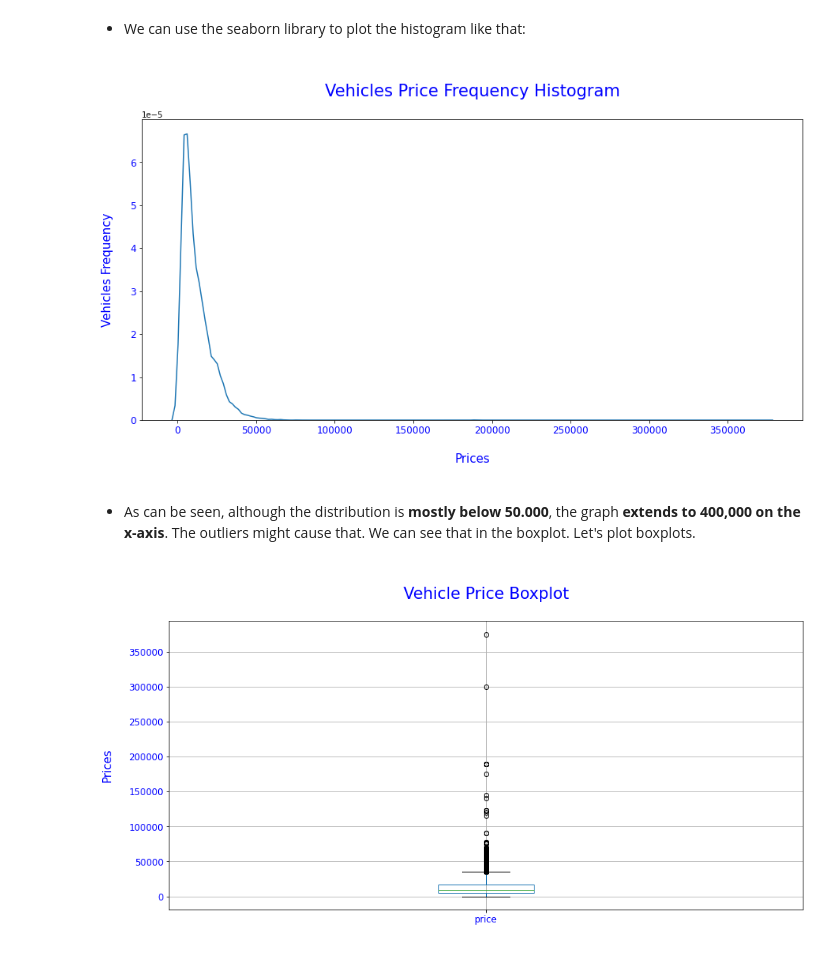
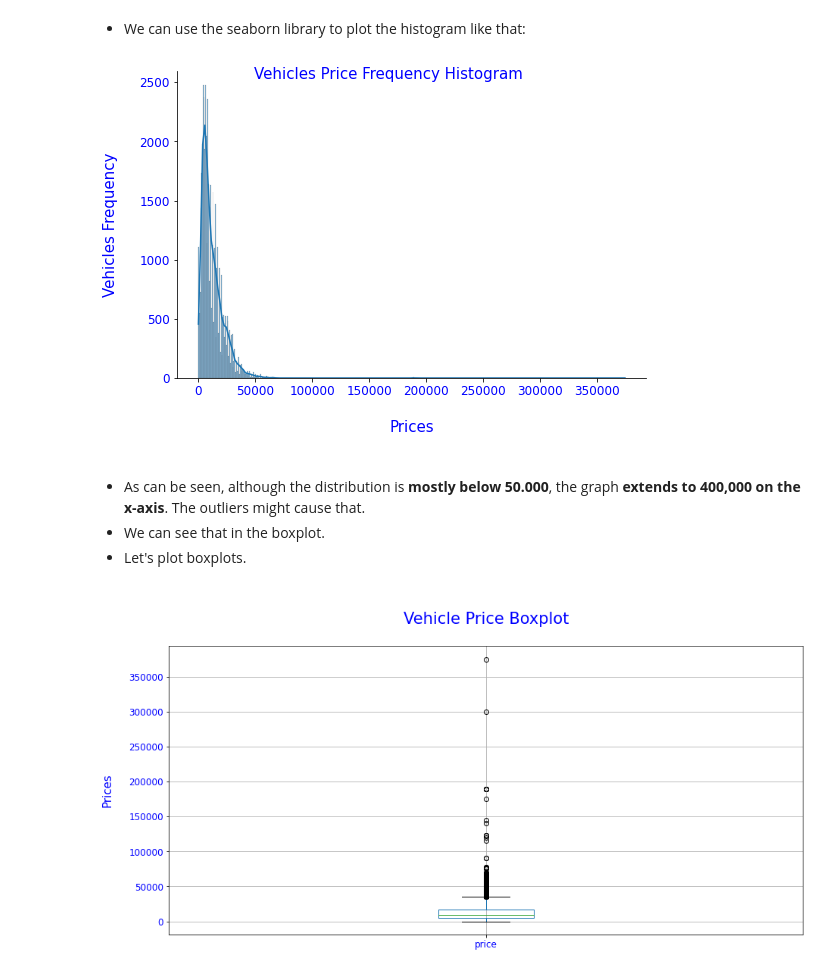
Before and after one commit to ArslanAlper/yandex-practicum-projects, a Jupyter notebook: vehicles_price_analysis_eda/aarslan_v2_vehiclesPriceAnalysis.ipynb, the cells around one changed output. Cells and saved outputs as stored; diff of their text form; code cells hidden in the pictures.

```diff
--- a/vehicles_price_analysis_eda/aarslan_v1_vehiclesPriceAnalysis.ipynb
+++ b/vehicles_price_analysis_eda/aarslan_v2_vehiclesPriceAnalysis.ipynb
@@ -1016,16 +1018,17 @@ plt.ylabel('Vehicles Amount\n', size=15, color='blue');
 # %% [markdown]
 - We can use the seaborn library to plot the histogram like that:
 # %%
-plt.figure(figsize=(15,7))
-sns.distplot(vehicles.price, hist=False).set_title('\nVehicles Price Frequency Histogram\n', size=21, color='blue')
+sns.displot(vehicles, x='price', kde=True, height=5, aspect=10/6.7).fig.suptitle('Vehicles Price Frequency Histogram\n', size=15, color='blue')
 plt.xticks(color='b', size=12)
 plt.yticks(color='b', size=12)
 plt.xlabel('\nPrices\n', size=15, color='blue')
 plt.ylabel('Vehicles Frequency\n', size=15, color='blue');
 # %% [output]
-[figure, old version]
+[figure, new version]
 # %% [markdown]
-- As can be seen, although the distribution is **mostly below 50.000**, the graph **extends to 400,000 on the x-axis**. The outliers might cause that. We can see that in the boxplot. Let's plot boxplots.
+- As can be seen, although the distribution is **mostly below 50.000**, the graph **extends to 400,000 on the x-axis**. The outliers might cause that.
+- We can see that in the boxplot.
+- Let's plot boxplots.
 # %%
 plt.figure(figsize=(15,7))
 vehicles.boxplot(column='price').set_title('\nVehicle Price Boxplot\n', size=21, color='blue')
```
Also changed, not shown: parts of 90 cells of this notebook.
